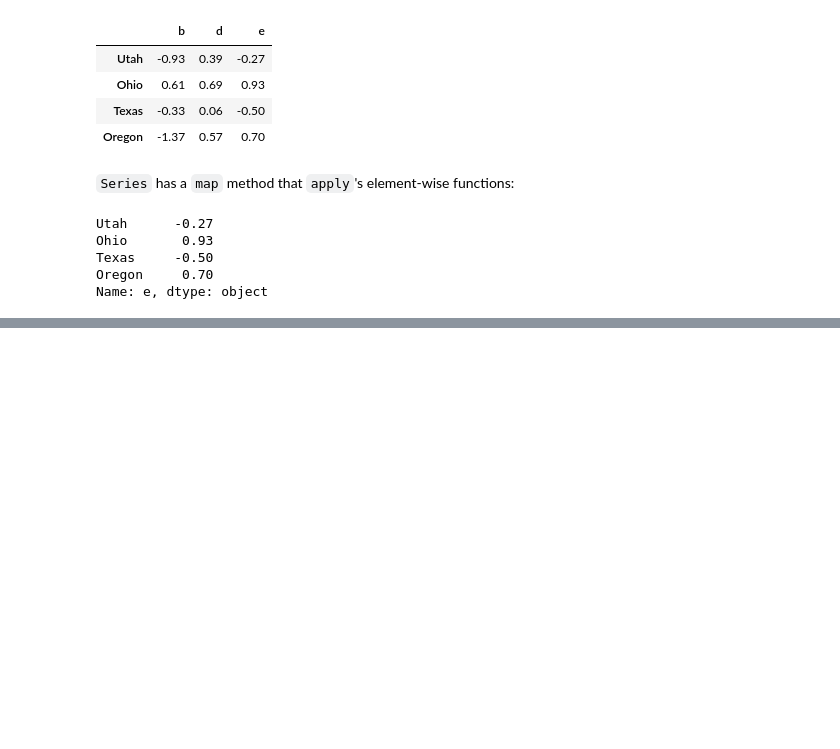
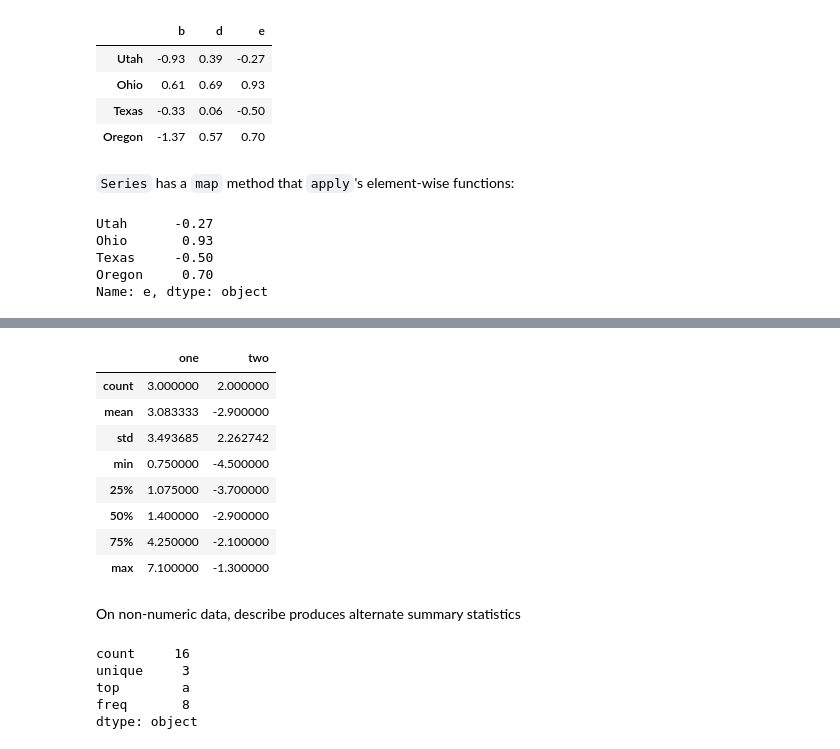
Before and after one commit to rerwin21/python_for_data_analysis, a Jupyter notebook: Chap_5.ipynb, the cells around one changed output, grey strips where cells are left out. Cells and saved outputs as stored; diff of their text form; code cells hidden in the pictures; blank space fills up the shorter version.

```diff
--- a/Chap_5.ipynb
+++ b/Chap_5.ipynb
@@ -1230,0 +1491,7 @@ Name: e, dtype: object
+# %%
+df = pd.DataFrame([[1.4, np.nan],
+                   [7.1, -4.5],
+                   [np.nan, np.nan],
+                   [0.75, -1.3]],
+                  index=['a', 'b', 'c', 'd'],
+                  columns=['one', 'two'])
@@ -1230,0 +1550,15 @@ Name: e, dtype: object
+# %%
+# or neither, like describe
+df.describe()
+# %% [output]
+|  | one | two |
+| count | 3.000000 | 2.000000 |
+| mean | 3.083333 | -2.900000 |
+| std | 3.493685 | 2.262742 |
+| min | 0.750000 | -4.500000 |
+| 25% | 1.075000 | -3.700000 |
+| 50% | 1.400000 | -2.900000 |
+| 75% | 4.250000 | -2.100000 |
+| max | 7.100000 | -1.300000 |
+# %% [markdown]
+On non-numeric data, describe produces alternate summary statistics
@@ -1230,0 +1567,8 @@ Name: e, dtype: object
+# %%
+obj.describe()
+# %% [output]
+count     16
+unique     3
+top        a
+freq       8
+dtype: object
```
Also changed, not shown: parts of 47 cells of this notebook.
